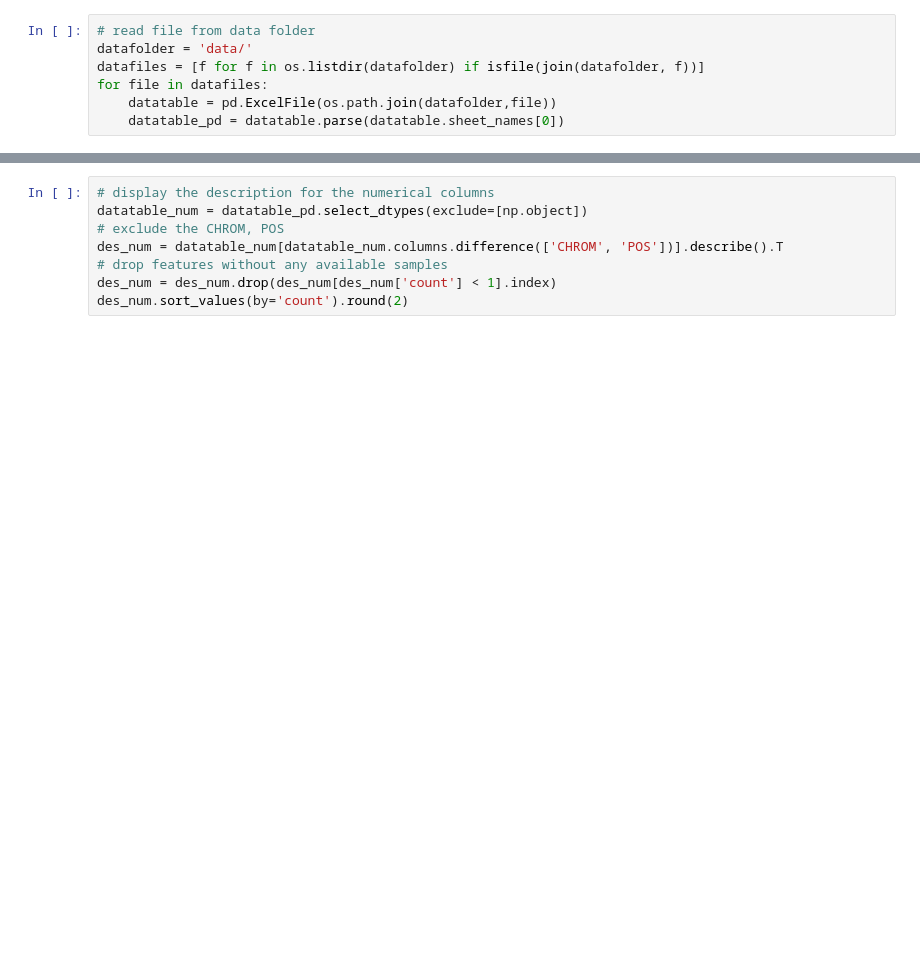
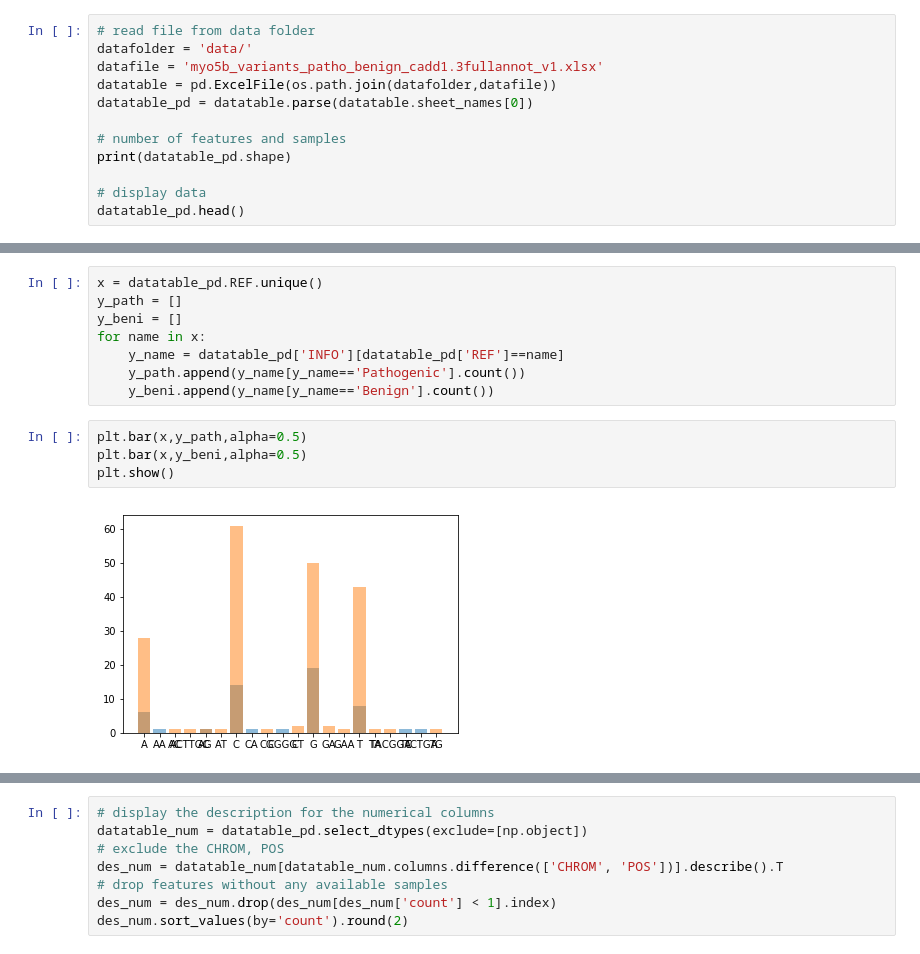
Before and after one commit to shuang1330/mvid, a Jupyter notebook: data_exploration.ipynb, the cells around one changed output, grey strips where cells are left out. Saved outputs shown, nothing was run; the diff lists cells and outputs as text; blank space fills up the shorter version.

```diff
--- a/data_exploration.ipynb
+++ b/data_exploration.ipynb
@@ -20,7 +16,12 @@ datafiles
 # %%
 # read file from data folder
 datafolder = 'data/'
-datafiles = [f for f in os.listdir(datafolder) if isfile(join(datafolder, f))]
-for file in datafiles:
-    datatable = pd.ExcelFile(os.path.join(datafolder,file))
-    datatable_pd = datatable.parse(datatable.sheet_names[0])
+datafile = 'myo5b_variants_patho_benign_cadd1.3fullannot_v1.xlsx'
+datatable = pd.ExcelFile(os.path.join(datafolder,datafile))
+datatable_pd = datatable.parse(datatable.sheet_names[0])
+
+# number of features and samples
+print(datatable_pd.shape)
+
+# display data
+datatable_pd.head()
@@ -55,0 +64,14 @@ plt.show()
+# %%
+x = datatable_pd.REF.unique()
+y_path = []
+y_beni = []
+for name in x:
+    y_name = datatable_pd['INFO'][datatable_pd['REF']==name]
+    y_path.append(y_name[y_name=='Pathogenic'].count())
+    y_beni.append(y_name[y_name=='Benign'].count())
+# %%
+plt.bar(x,y_path,alpha=0.5)
+plt.bar(x,y_beni,alpha=0.5)
+plt.show()
+# %% [output]
+[figure, added]
```
Also changed, not shown: parts of 9 cells of this notebook.
